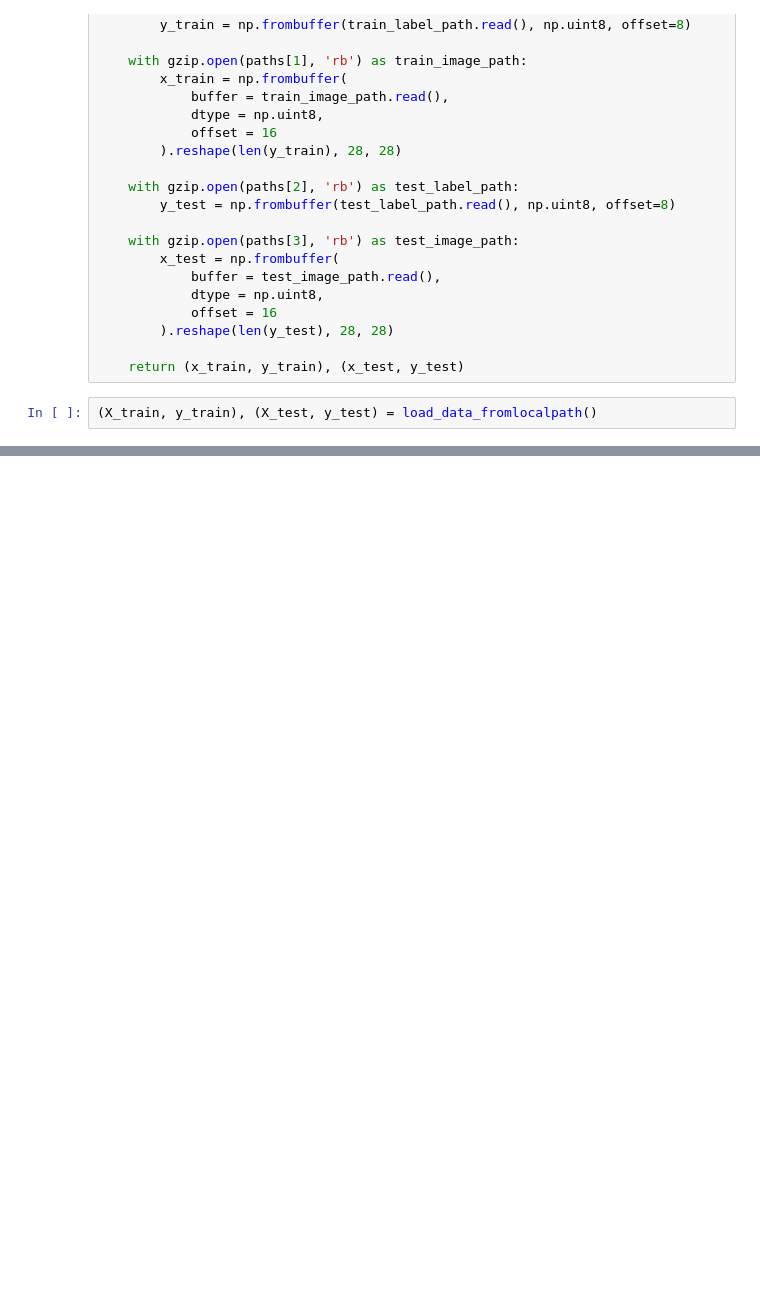
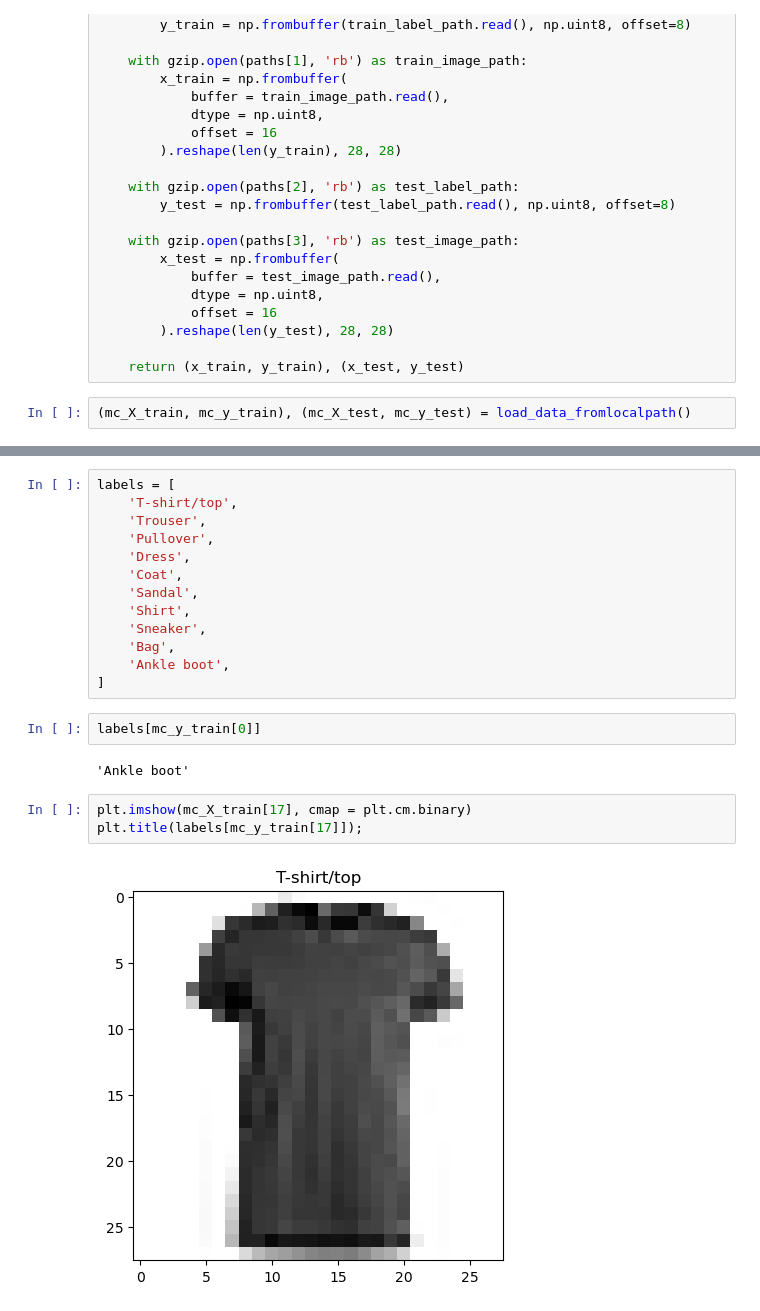
Before and after one commit to alchemistbg/udemy-tensorflow-developer-certificate-bootcamp, a Jupyter notebook: Section-04/Classification_with_tensorflow.ipynb, the cells around one changed output, grey strips where cells are left out. Saved outputs shown, nothing was run; the diff lists cells and outputs as text; blank space fills up the shorter version.

```diff
--- a/Section-04/Classification_with_tensorflow.ipynb
+++ b/Section-04/Classification_with_tensorflow.ipynb
@@ -1098,4 +1098,4 @@ def load_data_fromlocalpath():
 
     return (x_train, y_train), (x_test, y_test)
 # %%
-(X_train, y_train), (X_test, y_test) = load_data_fromlocalpath()
+(mc_X_train, mc_y_train), (mc_X_test, mc_y_test) = load_data_fromlocalpath()
@@ -1128,2 +1130,24 @@ plt.imshow(X_train[0]);
 # %% [output]
 [figure]
+# %%
+labels = [
+    'T-shirt/top',
+    'Trouser',
+    'Pullover',
+    'Dress',
+    'Coat',
+    'Sandal',
+    'Shirt',
+    'Sneaker',
+    'Bag',
+    'Ankle boot',
+]
+# %%
+labels[mc_y_train[0]]
+# %% [output]
+'Ankle boot'
+# %%
+plt.imshow(mc_X_train[17], cmap = plt.cm.binary)
+plt.title(labels[mc_y_train[17]]);
+# %% [output]
+[figure, added]
```
Also changed, not shown: parts of 48 cells of this notebook.
